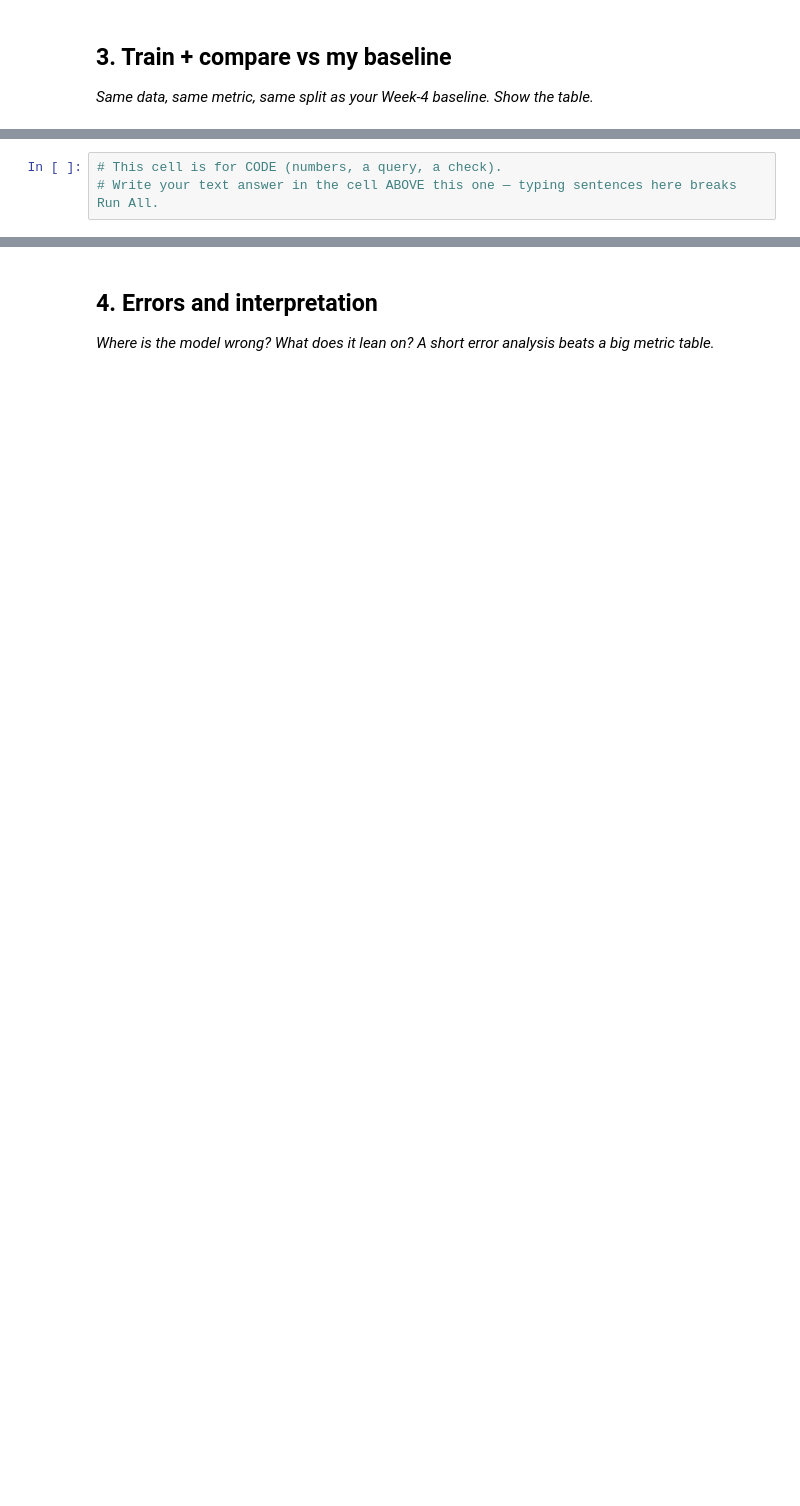
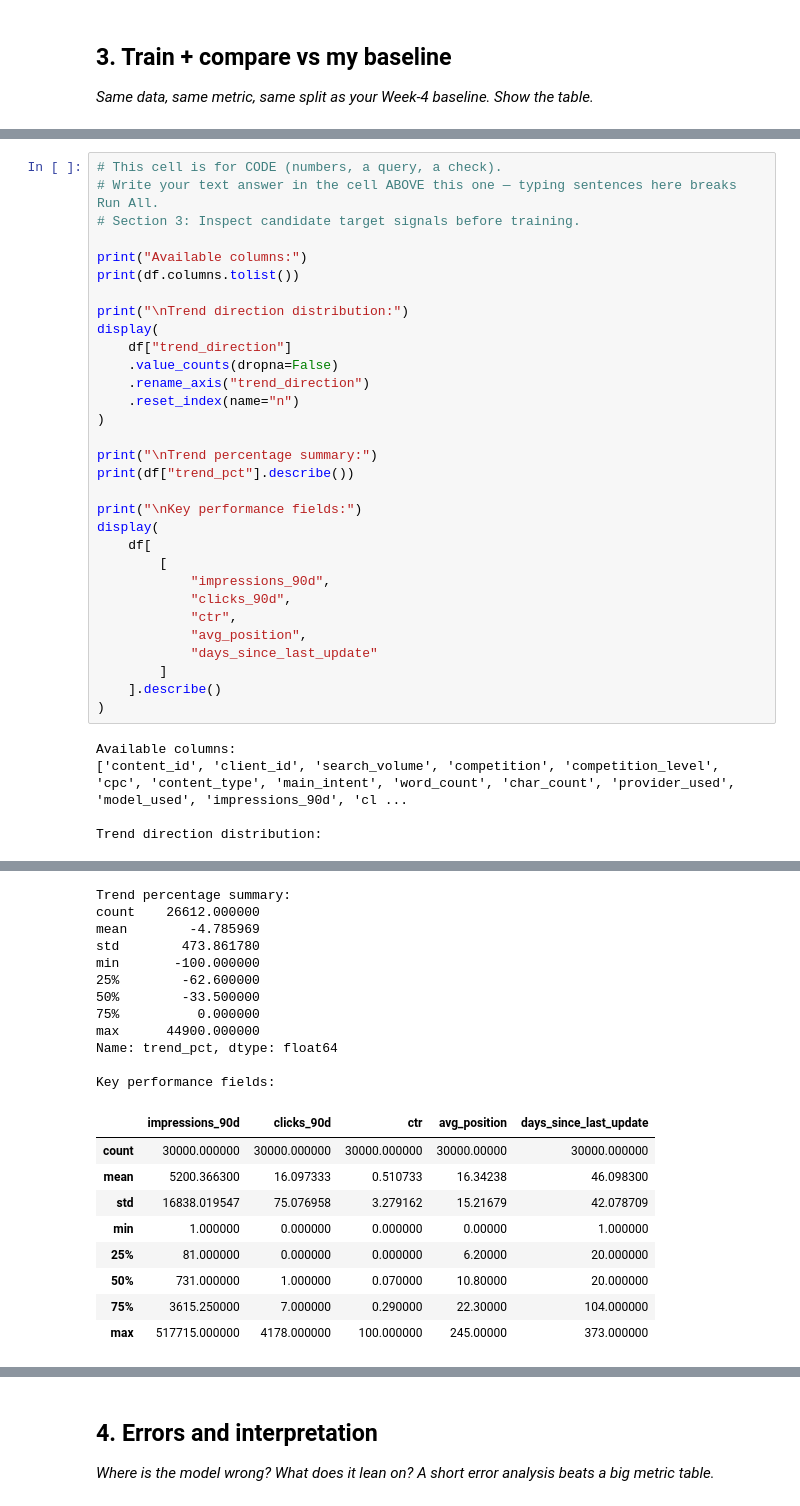
Before and after one commit to Asadnaeem23/flyrank-ml-internship, a Jupyter notebook: work/notebooks/w05_model.ipynb, the cells around one changed output, grey strips where cells are left out. Cells and saved outputs as stored; diff of their text form; blank space fills up the shorter version.

```diff
--- a/work/notebooks/w05_model.ipynb
+++ b/work/notebooks/w05_model.ipynb
@@ -27,3 +113,36 @@ This skeleton is yours to fill. Work the sections **in order** — each one has
 # %%
 # This cell is for CODE (numbers, a query, a check).
 # Write your text answer in the cell ABOVE this one — typing sentences here breaks Run All.
+# Section 3: Inspect candidate target signals before training.
+
+print("Available columns:")
+print(df.columns.tolist())
+
+print("\nTrend direction distribution:")
+display(
+    df["trend_direction"]
+    .value_counts(dropna=False)
+    .rename_axis("trend_direction")
+    .reset_index(name="n")
+)
+
+print("\nTrend percentage summary:")
+print(df["trend_pct"].describe())
+
+print("\nKey performance fields:")
+display(
+    df[
+        [
+            "impressions_90d",
+            "clicks_90d",
+            "ctr",
+            "avg_position",
+            "days_since_last_update"
+        ]
+    ].describe()
+)
+# %% [output]
+Available columns:
+['content_id', 'client_id', 'search_volume', 'competition', 'competition_level', 'cpc', 'content_type', 'main_intent', 'word_count', 'char_count', 'provider_used', 'model_used', 'impressions_90d', 'cl ...
+
+Trend direction distribution:
@@ -29,0 +155,21 @@ This skeleton is yours to fill. Work the sections **in order** — each one has
+Trend percentage summary:
+count    26612.000000
+mean        -4.785969
+std        473.861780
+min       -100.000000
+25%        -62.600000
+50%        -33.500000
+75%          0.000000
+max      44900.000000
+Name: trend_pct, dtype: float64
+
+Key performance fields:
+|  | impressions_90d | clicks_90d | ctr | avg_position | days_since_last_update |
+| count | 30000.000000 | 30000.000000 | 30000.000000 | 30000.00000 | 30000.000000 |
+| mean | 5200.366300 | 16.097333 | 0.510733 | 16.34238 | 46.098300 |
+| std | 16838.019547 | 75.076958 | 3.279162 | 15.21679 | 42.078709 |
+| min | 1.000000 | 0.000000 | 0.000000 | 0.00000 | 1.000000 |
+| 25% | 81.000000 | 0.000000 | 0.000000 | 6.20000 | 20.000000 |
+| 50% | 731.000000 | 1.000000 | 0.070000 | 10.80000 | 20.000000 |
+| 75% | 3615.250000 | 7.000000 | 0.290000 | 22.30000 | 104.000000 |
+| max | 517715.000000 | 4178.000000 | 100.000000 | 245.00000 | 373.000000 |
```
Also changed, not shown: parts of 14 cells of this notebook.
